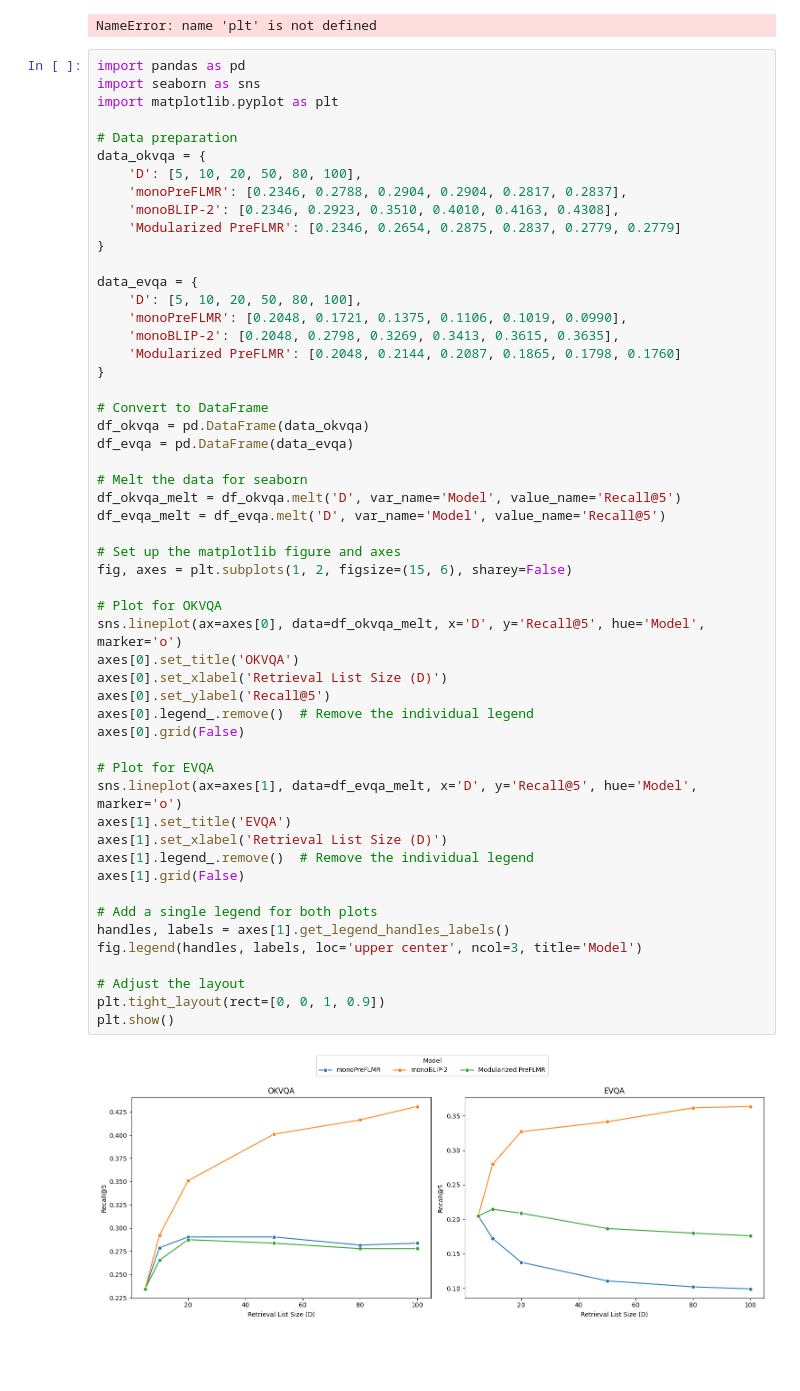
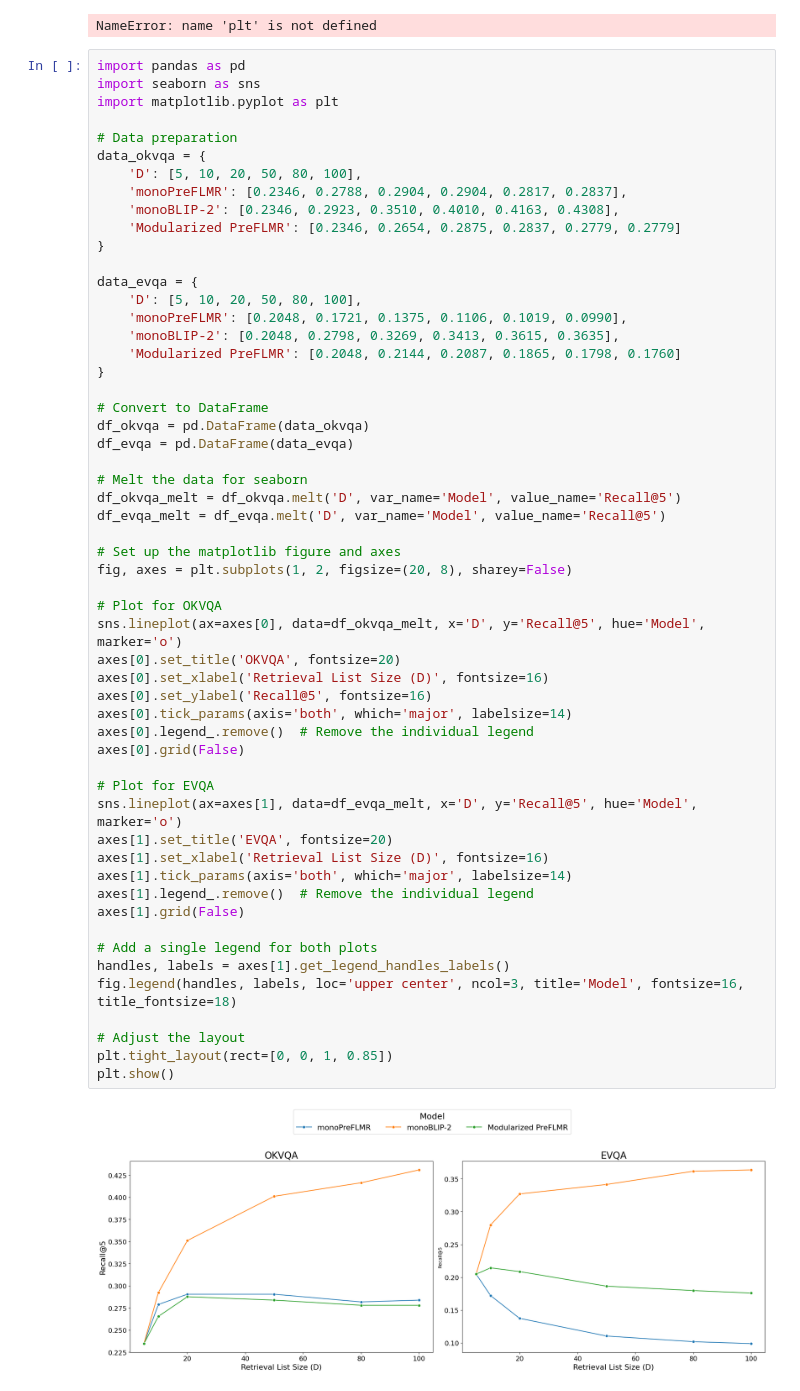
Before and after one commit to felixzhu17/Reranking-Multimodal-Retrievers, a Jupyter notebook: test.ipynb, the cells around one changed output. Saved outputs shown, nothing was run; the diff lists cells and outputs as text; blank space fills up the shorter version.

```diff
--- a/test.ipynb
+++ b/test.ipynb
@@ -89,39 +89,41 @@ data_evqa = {
     'monoBLIP-2': [0.2048, 0.2798, 0.3269, 0.3413, 0.3615, 0.3635],
     'Modularized PreFLMR': [0.2048, 0.2144, 0.2087, 0.1865, 0.1798, 0.1760]
 }
 
 # Convert to DataFrame
 df_okvqa = pd.DataFrame(data_okvqa)
 df_evqa = pd.DataFrame(data_evqa)
 
 # Melt the data for seaborn
 df_okvqa_melt = df_okvqa.melt('D', var_name='Model', value_name='Recall@5')
 df_evqa_melt = df_evqa.melt('D', var_name='Model', value_name='Recall@5')
 
 # Set up the matplotlib figure and axes
-fig, axes = plt.subplots(1, 2, figsize=(15, 6), sharey=False)
+fig, axes = plt.subplots(1, 2, figsize=(20, 8), sharey=False)
 
 # Plot for OKVQA
 sns.lineplot(ax=axes[0], data=df_okvqa_melt, x='D', y='Recall@5', hue='Model', marker='o')
-axes[0].set_title('OKVQA')
-axes[0].set_xlabel('Retrieval List Size (D)')
-axes[0].set_ylabel('Recall@5')
+axes[0].set_title('OKVQA', fontsize=20)
+axes[0].set_xlabel('Retrieval List Size (D)', fontsize=16)
+axes[0].set_ylabel('Recall@5', fontsize=16)
+axes[0].tick_params(axis='both', which='major', labelsize=14)
 axes[0].legend_.remove()  # Remove the individual legend
 axes[0].grid(False)
 
 # Plot for EVQA
 sns.lineplot(ax=axes[1], data=df_evqa_melt, x='D', y='Recall@5', hue='Model', marker='o')
-axes[1].set_title('EVQA')
-axes[1].set_xlabel('Retrieval List Size (D)')
+axes[1].set_title('EVQA', fontsize=20)
+axes[1].set_xlabel('Retrieval List Size (D)', fontsize=16)
+axes[1].tick_params(axis='both', which='major', labelsize=14)
 axes[1].legend_.remove()  # Remove the individual legend
 axes[1].grid(False)
 
 # Add a single legend for both plots
 handles, labels = axes[1].get_legend_handles_labels()
-fig.legend(handles, labels, loc='upper center', ncol=3, title='Model')
+fig.legend(handles, labels, loc='upper center', ncol=3, title='Model', fontsize=16, title_fontsize=18)
 
 # Adjust the layout
-plt.tight_layout(rect=[0, 0, 1, 0.9])
+plt.tight_layout(rect=[0, 0, 1, 0.85])
 plt.show()
 # %% [output]
-[figure, old version]
+[figure, new version]
```
Also changed, not shown: parts of 2 cells of this notebook.
